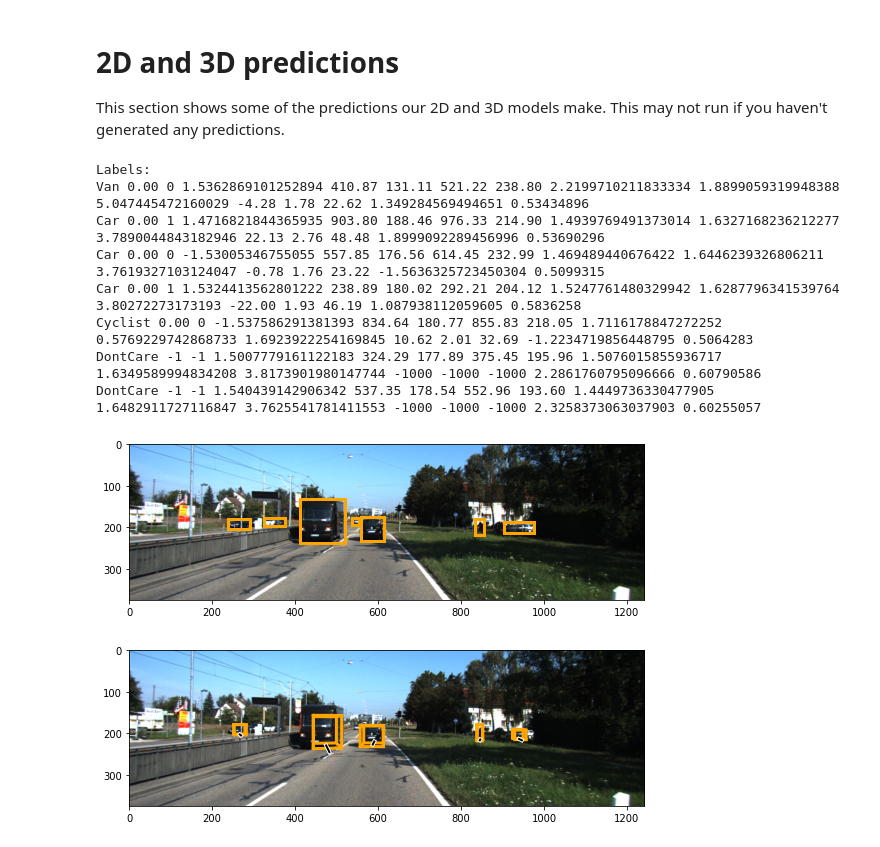
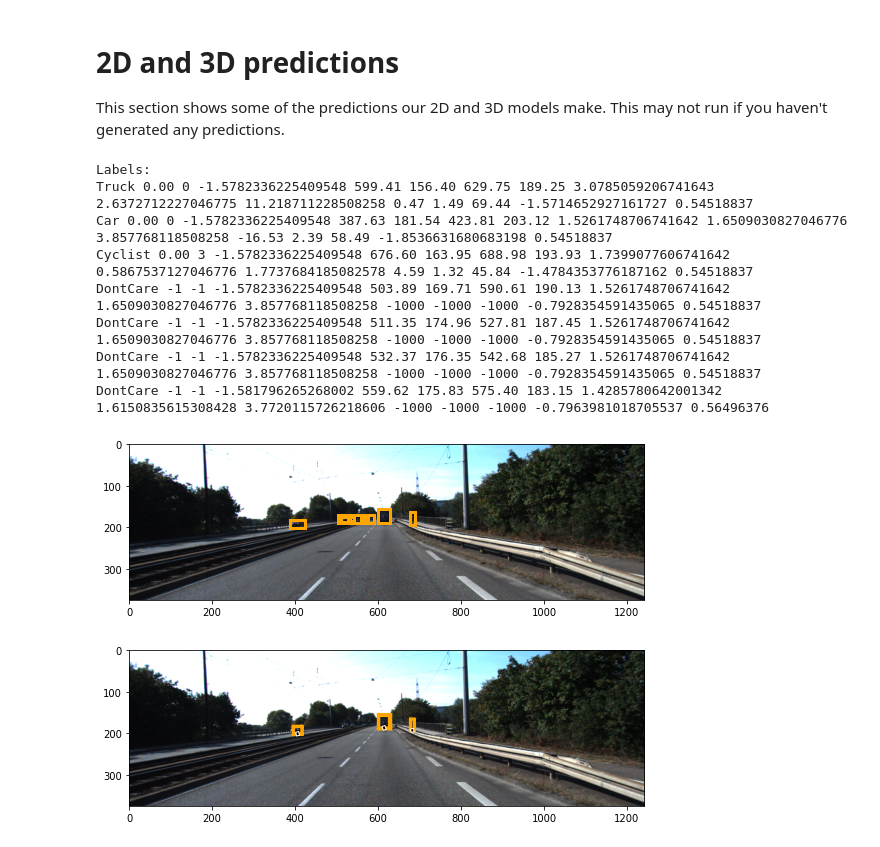
Before and after one commit to kostaleonard/4bai-3d-object-detection, a Jupyter notebook: notebooks/kitti_data_exploration.ipynb, the cells around one changed output. Saved outputs shown, nothing was run; the diff lists cells and outputs as text; code cells hidden in the pictures.

```diff
--- a/notebooks/kitti_data_exploration.ipynb
+++ b/notebooks/kitti_data_exploration.ipynb
@@ -59,28 +59,28 @@ display_image_3d_boxes(os.path.join(TRAIN_IMAGE_DIR, example_filename),
 
 This section shows some of the predictions our 2D and 3D models make. This may not run if you haven't generated any predictions.
 # %%
-example_filename_2 = '000271.png'
-predicted_labels = get_labels(PREDICTION_3D_BOX_DIR)
+example_filename_2 = '000001.png'
+predicted_labels = get_labels(PREDICTION_3D_BOX_DIR_TRAIN)
 display_image_2d_boxes(os.path.join(TRAIN_IMAGE_DIR, example_filename_2),
                       predicted_labels[example_filename_2],
                       force_box_color='orange')
 print('Labels:')
 for label in predicted_labels[example_filename_2]:
     print(label)
 # %% [output]
 Labels:
-Van 0.00 0 1.5362869101252894 410.87 131.11 521.22 238.80 2.2199710211833334 1.8899059319948388 5.047445472160029 -4.28 1.78 22.62 1.349284569494651 0.53434896
-Car 0.00 1 1.4716821844365935 903.80 188.46 976.33 214.90 1.4939769491373014 1.6327168236212277 3.7890044843182946 22.13 2.76 48.48 1.8999092289456996 0.53690296
-Car 0.00 0 -1.53005346755055 557.85 176.56 614.45 232.99 1.469489440676422 1.6446239326806211 3.7619327103124047 -0.78 1.76 23.22 -1.5636325723450304 0.5099315
-Car 0.00 1 1.5324413562801222 238.89 180.02 292.21 204.12 1.5247761480329942 1.6287796341539764 3.80272273173193 -22.00 1.93 46.19 1.087938112059605 0.5836258
-Cyclist 0.00 0 -1.537586291381393 834.64 180.77 855.83 218.05 1.7116178847272252 0.5769229742868733 1.6923922254169845 10.62 2.01 32.69 -1.2234719856448795 0.5064283
-DontCare -1 -1 1.5007779161122183 324.29 177.89 375.45 195.96 1.5076015855936717 1.6349589994834208 3.8173901980147744 -1000 -1000 -1000 2.2861760795096666 0.60790586
-DontCare -1 -1 1.540439142906342 537.35 178.54 552.96 193.60 1.4449736330477905 1.6482911727116847 3.7625541781411553 -1000 -1000 -1000 2.3258373063037903 0.60255057
+Truck 0.00 0 -1.5782336225409548 599.41 156.40 629.75 189.25 3.0785059206741643 2.6372712227046775 11.218711228508258 0.47 1.49 69.44 -1.5714652927161727 0.54518837
+Car 0.00 0 -1.5782336225409548 387.63 181.54 423.81 203.12 1.5261748706741642 1.6509030827046776 3.857768118508258 -16.53 2.39 58.49 -1.8536631680683198 0.54518837
+Cyclist 0.00 3 -1.5782336225409548 676.60 163.95 688.98 193.93 1.7399077606741642 0.5867537127046776 1.7737684185082578 4.59 1.32 45.84 -1.4784353776187162 0.54518837
+DontCare -1 -1 -1.5782336225409548 503.89 169.71 590.61 190.13 1.5261748706741642 1.6509030827046776 3.857768118508258 -1000 -1000 -1000 -0.7928354591435065 0.54518837
+DontCare -1 -1 -1.5782336225409548 511.35 174.96 527.81 187.45 1.5261748706741642 1.6509030827046776 3.857768118508258 -1000 -1000 -1000 -0.7928354591435065 0.54518837
+DontCare -1 -1 -1.5782336225409548 532.37 176.35 542.68 185.27 1.5261748706741642 1.6509030827046776 3.857768118508258 -1000 -1000 -1000 -0.7928354591435065 0.54518837
+DontCare -1 -1 -1.581796265268002 559.62 175.83 575.40 183.15 1.4285780642001342 1.6150835615308428 3.7720115726218606 -1000 -1000 -1000 -0.7963981018705537 0.56496376
-[figure, old version]
+[figure, new version]
 # %%
 display_image_3d_boxes(os.path.join(TRAIN_IMAGE_DIR, example_filename_2),
                       predicted_labels[example_filename_2],
                       train_calibrations[example_filename_2],
                       force_box_color='orange')
 # %% [output]
-[figure, old version]
+[figure, new version]
```
Also changed, not shown: parts of 1 cell of this notebook, 6 other files.
